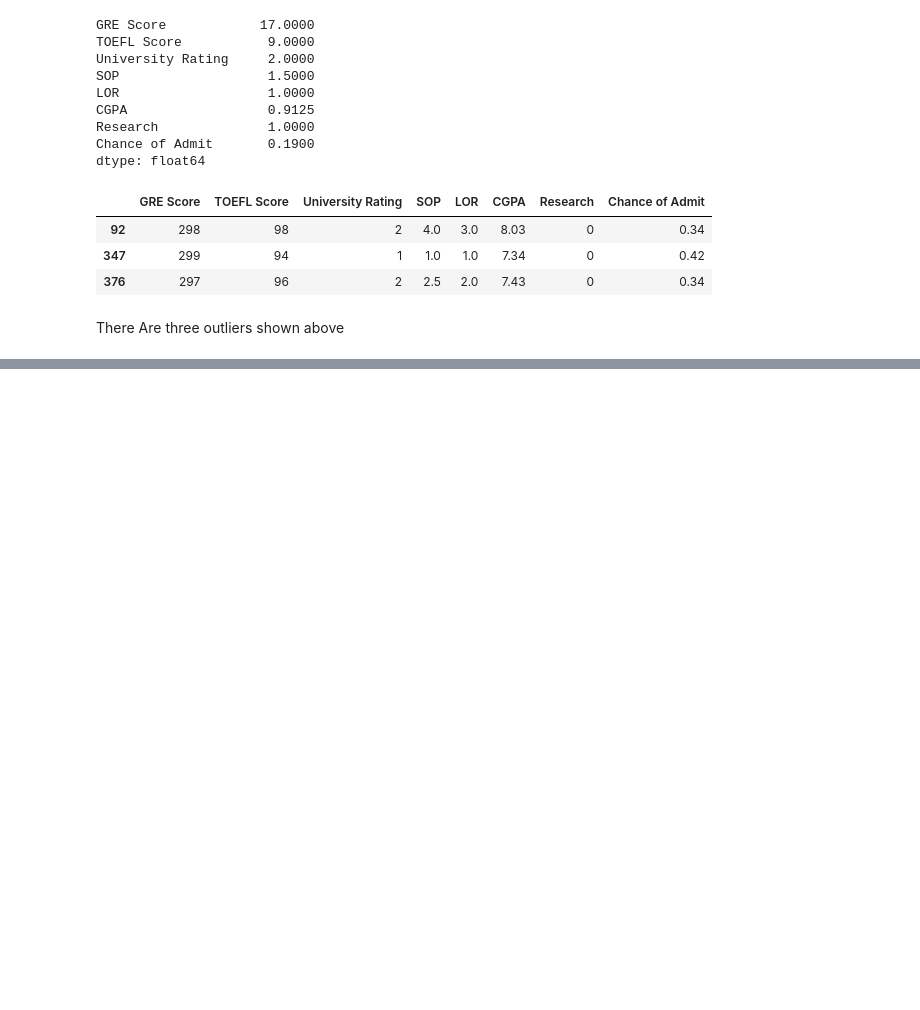
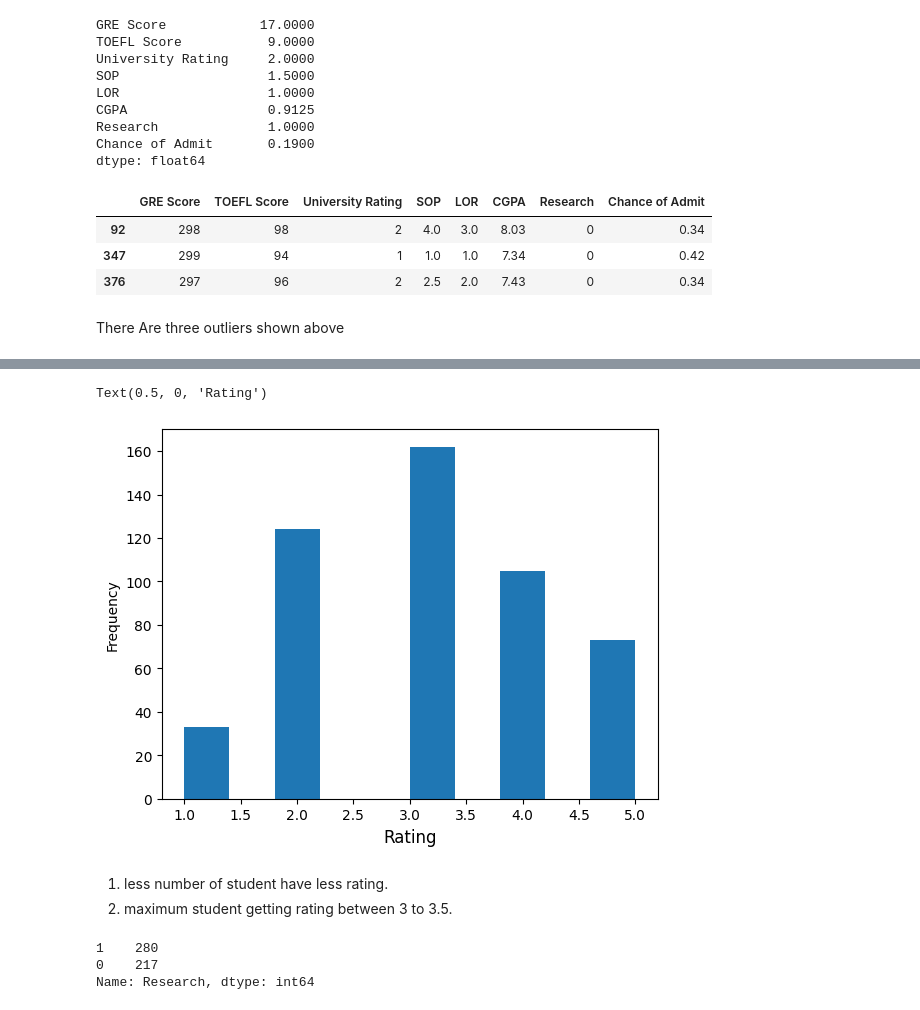
Before and after one commit to Rushabhbhagat08/Graduate-Admissions-from-an-Indian-perspective, a Jupyter notebook: Graduate_Admissions_from_an_Indian_perspective.ipynb, the cells around one changed output, grey strips where cells are left out. Saved outputs shown, nothing was run; the diff lists cells and outputs as text; code cells hidden in the pictures; blank space fills up the shorter version.

```diff
--- a/Graduate_Admissions_from_an_Indian_perspective.ipynb
+++ b/Graduate_Admissions_from_an_Indian_perspective.ipynb
@@ -186,0 +189,17 @@ print(data.shape)
+# %%
+
+student_data['University Rating'].plot.hist()
+plt.xlabel('Rating',fontsize=12)
+# %% [output]
+Text(0.5, 0, 'Rating')
+[figure, added]
+# %% [markdown]
+1. less number of student have less rating.
+2. maximum student getting rating between 3 to 3.5.
+# %%
+
+student_data['Research'].value_counts()
+# %% [output]
+1    280
+0    217
+Name: Research, dtype: int64
```
Also changed, not shown: parts of 35 cells of this notebook.
